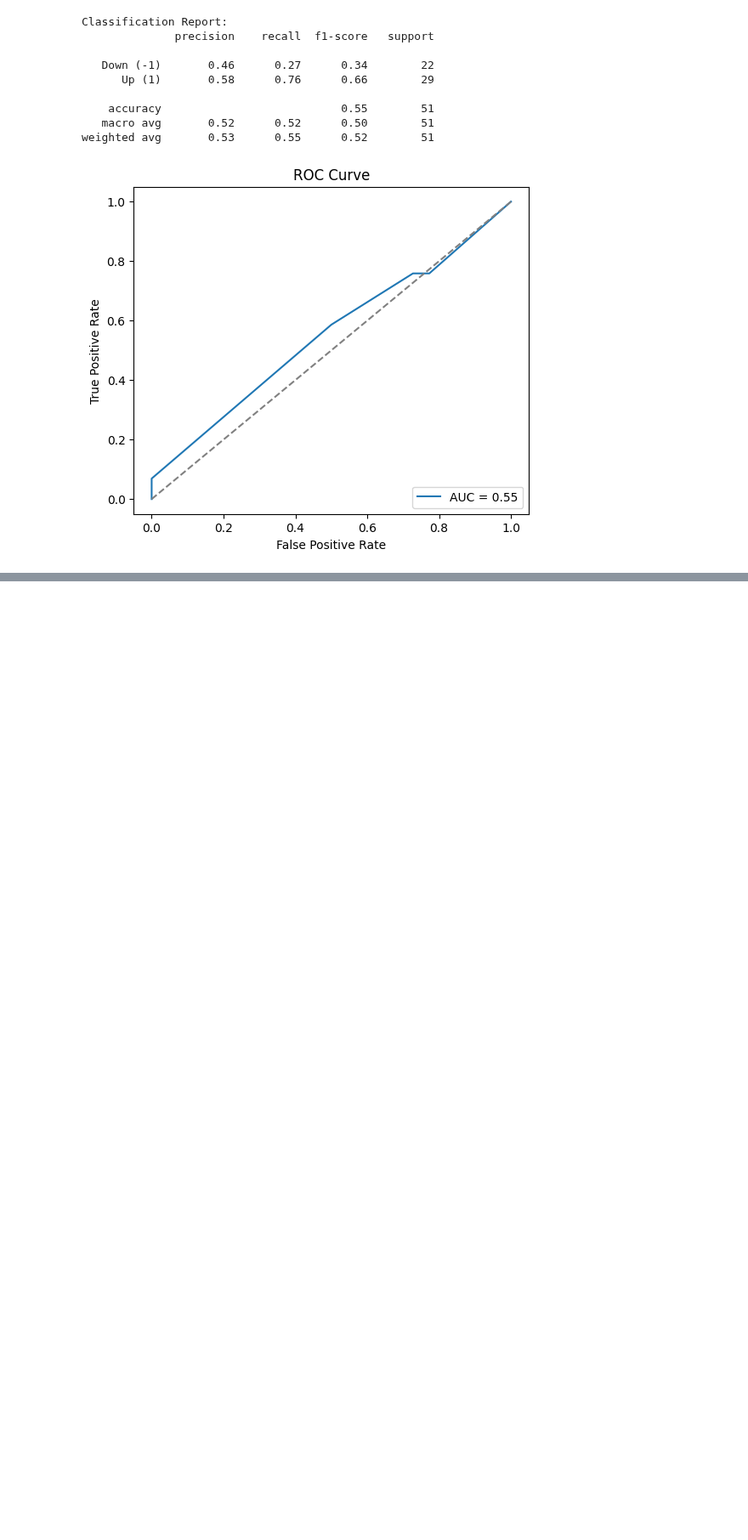
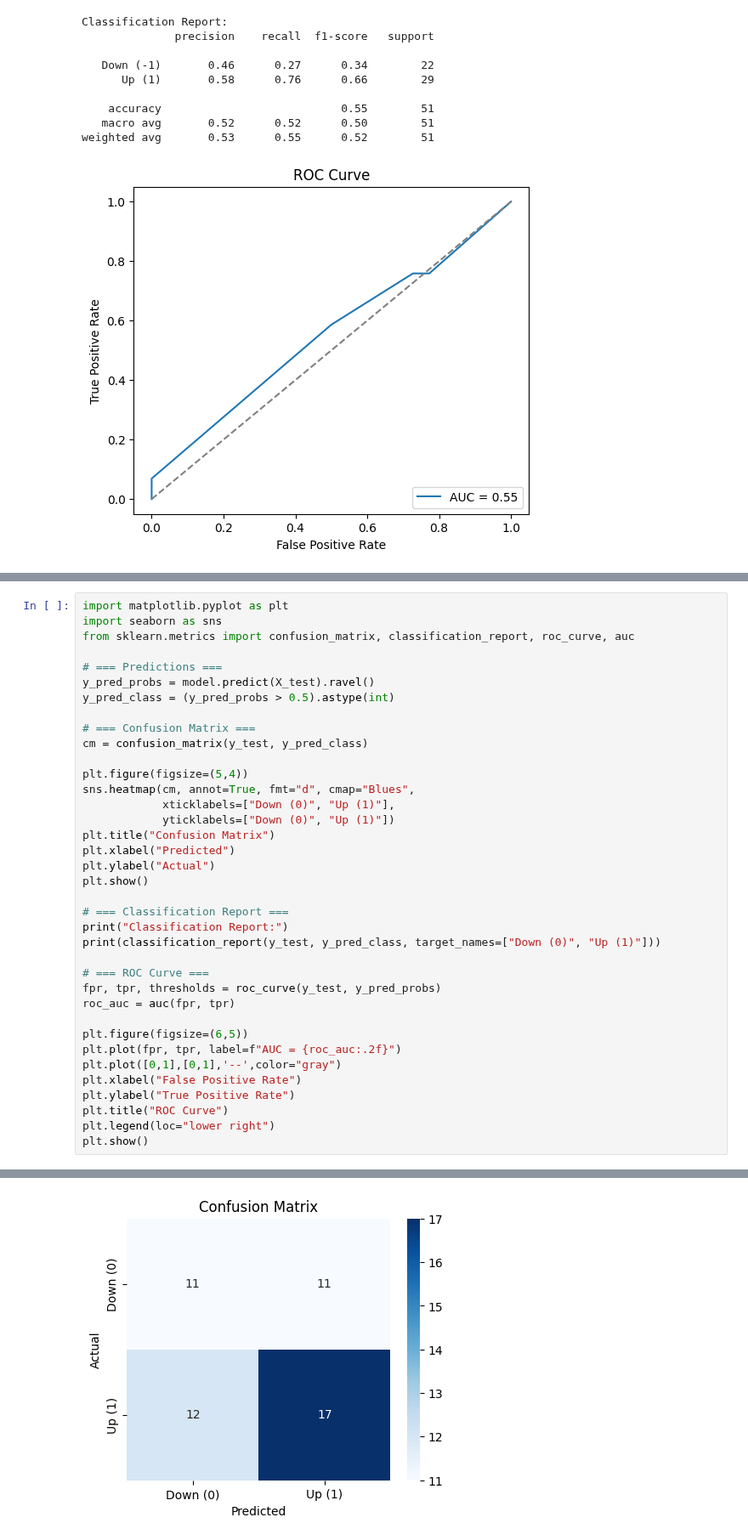
Before and after one commit to sejfovskienes/training_model, a Jupyter notebook: last-2/preprocessing.ipynb, the cells around one changed output, grey strips where cells are left out. Shown at 85% size. Saved outputs shown, nothing was run; the diff lists cells and outputs as text; blank space fills up the shorter version.

```diff
--- a/last-2/preprocessing.ipynb
+++ b/last-2/preprocessing.ipynb
@@ -214,0 +277,38 @@ weighted avg       0.53      0.55      0.52        51
+# %%
+import matplotlib.pyplot as plt
+import seaborn as sns
+from sklearn.metrics import confusion_matrix, classification_report, roc_curve, auc
+
+# === Predictions ===
+y_pred_probs = model.predict(X_test).ravel()
+y_pred_class = (y_pred_probs > 0.5).astype(int)
+
+# === Confusion Matrix ===
+cm = confusion_matrix(y_test, y_pred_class)
+
+plt.figure(figsize=(5,4))
+sns.heatmap(cm, annot=True, fmt="d", cmap="Blues",
+            xticklabels=["Down (0)", "Up (1)"],
+            yticklabels=["Down (0)", "Up (1)"])
+plt.title("Confusion Matrix")
+plt.xlabel("Predicted")
+plt.ylabel("Actual")
+plt.show()
+
+# === Classification Report ===
+print("Classification Report:")
+print(classification_report(y_test, y_pred_class, target_names=["Down (0)", "Up (1)"]))
+
+# === ROC Curve ===
+fpr, tpr, thresholds = roc_curve(y_test, y_pred_probs)
+roc_auc = auc(fpr, tpr)
+
+plt.figure(figsize=(6,5))
+plt.plot(fpr, tpr, label=f"AUC = {roc_auc:.2f}")
+plt.plot([0,1],[0,1],'--',color="gray")
+plt.xlabel("False Positive Rate")
+plt.ylabel("True Positive Rate")
+plt.title("ROC Curve")
+plt.legend(loc="lower right")
+plt.show()
+# %% [output]
@@ -214,0 +316 @@ weighted avg       0.53      0.55      0.52        51
+[figure, added]
```
Also changed, not shown: parts of 2 cells of this notebook.
